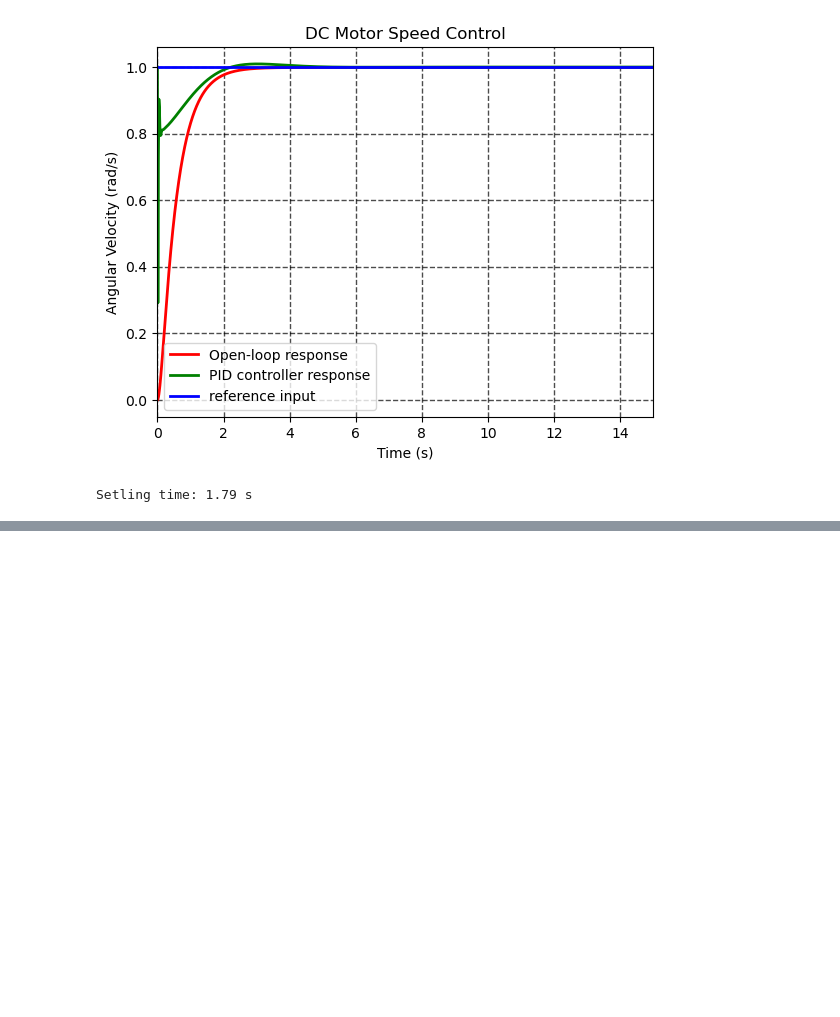
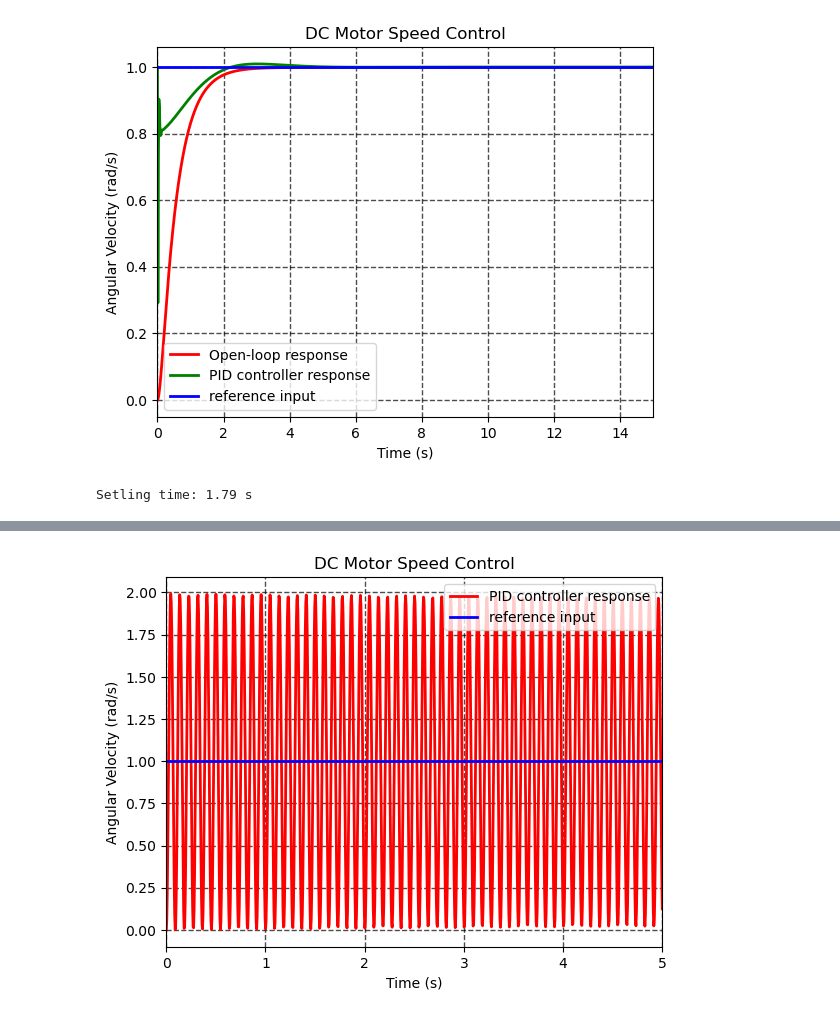
Before and after one commit to DiasJulia/AUT2TTA, a Jupyter notebook: APM_4AUT2_TA_TP2.ipynb, the cells around one changed output, grey strips where cells are left out. Cells and saved outputs as stored; diff of their text form; code cells hidden in the pictures; blank space fills up the shorter version.

```diff
--- a/APM_4AUT2_TA_TP2.ipynb
+++ b/APM_4AUT2_TA_TP2.ipynb
@@ -142,7 +142,7 @@ def BangBangController(A, B, D, C, u_const, ref, delay, w_func, T, x0):
         y_res = np.hstack((y_res, sol[:,1:]))
     return C @ y_res
 
-def PIDController(A, B, D, C, Kp, Ki, Kd, ref, w_func, T, x0):
+def PIDController(A, B, D, C, Kp, Ki, Kd, ref, u_func, w_func, T, x0):
     y_res = np.empty(x0.shape).reshape(-1,1)
     integral = 0
     previous_error = 0
@@ -416,0 +535,35 @@ Setling time: 1.79 s
+# %%
+x0 = np.array([0, 0]).flatten() # Initial state
+
+# Time settings
+t0 = 0  # Initial time
+tf = 5  # Final time
+T = np.linspace(t0, tf, 1000)  # Time vector
+
+def w_func(t):
+    return 0.0 # Disturbance input
+
+def u_func(t):
+    return 0.0
+
+kp = 2420
+ki = 0
+kd = 0
+
+# Compute system response
+y = PIDController(A, B, D, C, kp, ki, kd, ref, u_func, w_func, T, x0)
+
+ref = 1
+
+# Plot the response
+plt.plot(T, y[0,:], linewidth=2.0, color='red')
+plt.grid(color='black', linestyle='--', linewidth=1.0, alpha=0.7)
+plt.xlim([t0, tf])
+plt.ylabel(r'Angular Velocity (rad/s)')
+plt.xlabel('Time (s)')
+plt.title('DC Motor Speed Control')
+plt.plot(T, np.ones(np.size(T))*ref, linewidth=2.0, color='blue')
+plt.legend(['PID controller response','reference input' ])
+plt.show()
+# %% [output]
+[figure, added]
```
Also changed, not shown: parts of 13 cells of this notebook.
